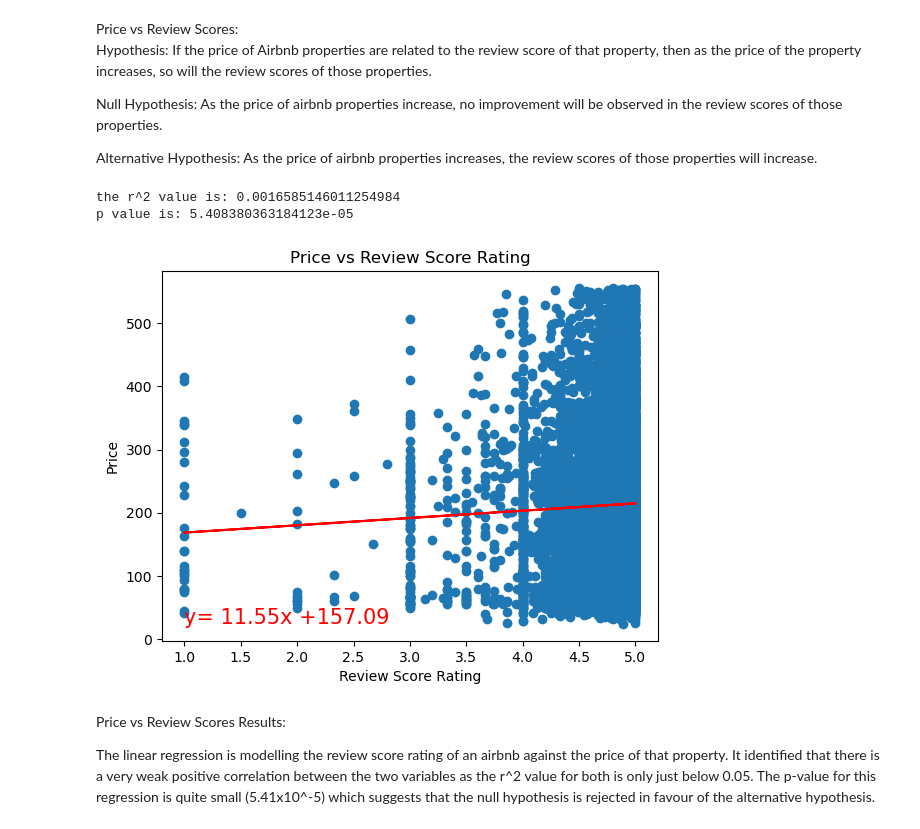
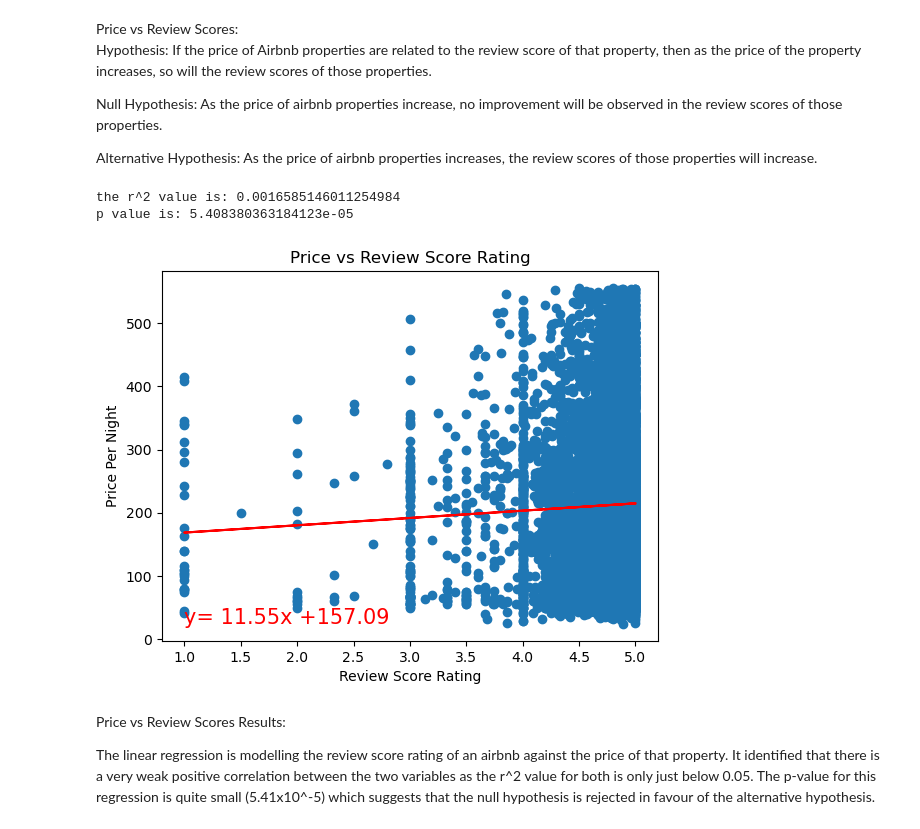
Before and after one commit to lhenry97/Project-1---Group-1, a Jupyter notebook: Price Vs Review Score Vs Reviews Per Month Analysis.ipynb, the cells around one changed output. Drawn from its saved outputs; the diff is of its cells as text; code cells hidden in the pictures.

```diff
--- a/Price Vs Review Score Vs Reviews Per Month Analysis.ipynb
+++ b/Price Vs Review Score Vs Reviews Per Month Analysis.ipynb
@@ -134,26 +134,26 @@ Alternative Hypothesis: As the price of airbnb properties increases, the review
 # %%
 #conduct linear regression of price vs review score rating
 
 x_values = melb_outliers_removed_df["review_scores_rating"]
 y_values = melb_outliers_removed_df["price"]
 
 (slope, intercept, rvalue, pvalue, stderr) = linregress(x_values, y_values)
 plt.scatter(x_values, y_values)
 plt.plot(x_values, slope * x_values + intercept, color = 'red')
 line_eq = "y= " + str(round(slope,2)) + "x +" + str(round(intercept,2))
 plt.xlabel("Review Score Rating")
-plt.ylabel("Price")
+plt.ylabel("Price Per Night")
 plt.title("Price vs Review Score Rating")
 plt.annotate(line_eq, (x_values.min(), y_values.min()), fontsize=15, color="red")
 
 plt.savefig("Outputs/PriceVsReviewRating.png")
 
 print(f"the r^2 value is: {rvalue**2}")
 print(f"p value is: {pvalue}")
 # %% [output]
 the r^2 value is: 0.0016585146011254984
 p value is: 5.408380363184123e-05
-[figure, old version]
+[figure, new version]
 # %% [markdown]
 Price vs Review Scores Results:
 
```
Also changed, not shown: parts of 2 cells of this notebook, 1 other file.
